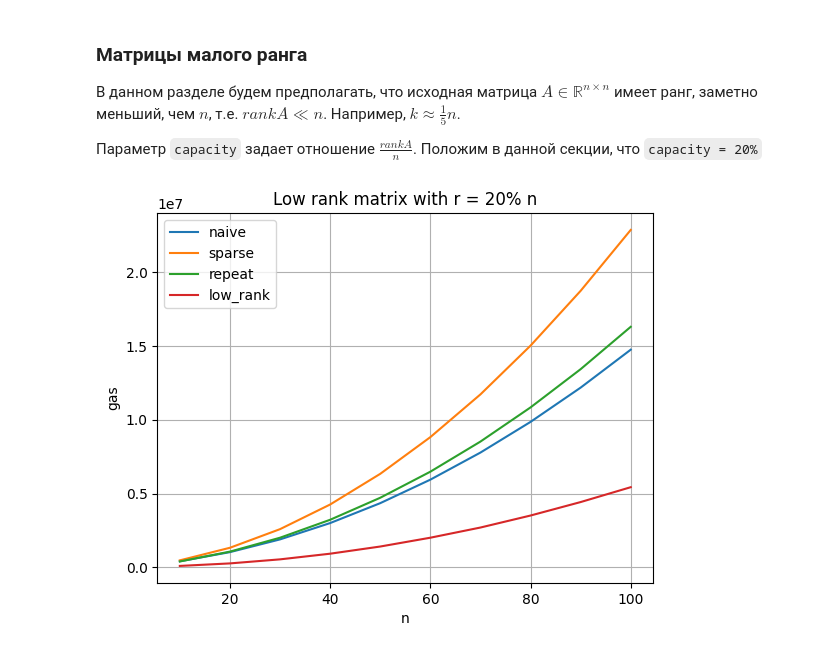
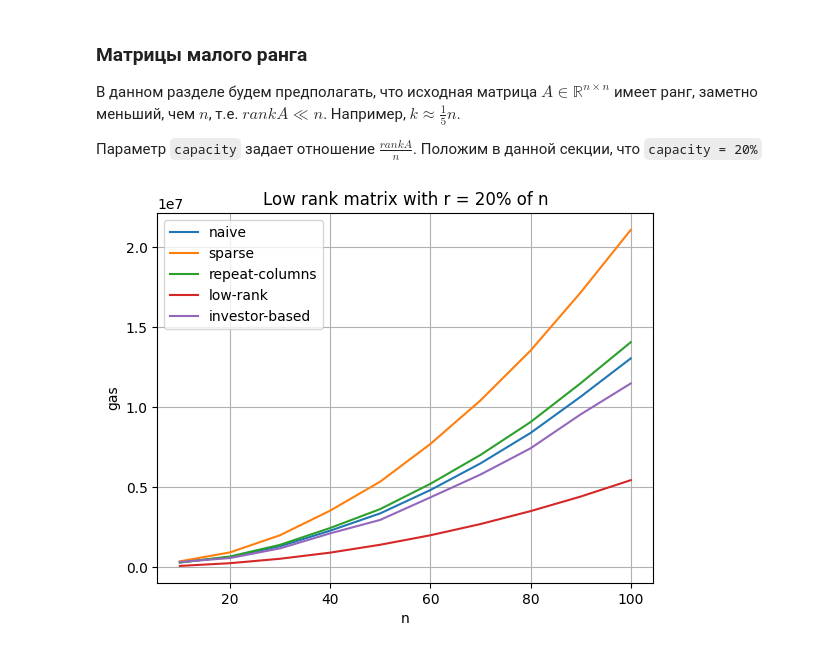
Before and after one commit to maximshuklin/Gas-Optimization, a Jupyter notebook: test_timings.ipynb, the cells around one changed output. Saved outputs shown, nothing was run; the diff lists cells and outputs as text; code cells hidden in the pictures.

```diff
--- a/test_timings.ipynb
+++ b/test_timings.ipynb
@@ -226,13 +182,10 @@ def get_gas_info_low_rank(X, capacity = 20):
 # %%
-X_repeated = [10 * i for i in range(1, 11)]
-naive_lr, sparse_lr, repeated_cols_lr, low_rank_lr = get_gas_info_low_rank(X_repeated, 20)
+X_low_rank = [10 * i for i in range(1, 11)]
+plot_gas_info(
+    f"Low rank matrix with r = 20% of n",
+    X_low_rank,
+    lambda x : generator.generate_low_rank_by_capacity(x, x, 20),
+    lambda x : generator.generate_investors_crp(x, 2)
+)
+# %% [output]
+[figure, added]
-# %%
-plt.plot(X_repeated, np.c_[naive_lr, sparse_lr, repeated_cols_lr, low_rank_lr])
-plt.legend(["naive", "sparse", "repeat", "low_rank"])
-plt.xlabel("n")
-plt.ylabel("gas")
-plt.title("Low rank matrix with r = 20% n")
-plt.grid(True)
-plt.show()
-# %% [output]
-[figure, removed]
```
Also changed, not shown: parts of 22 cells of this notebook, 12 other files.
